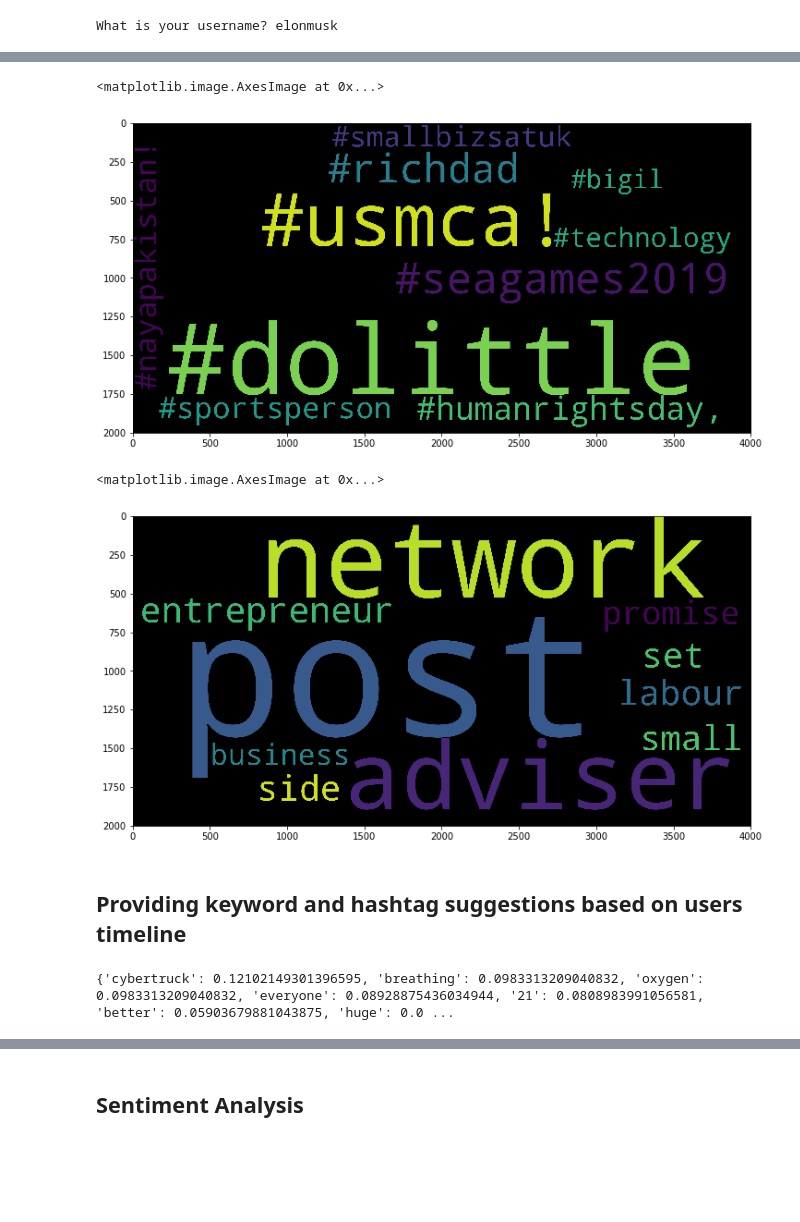
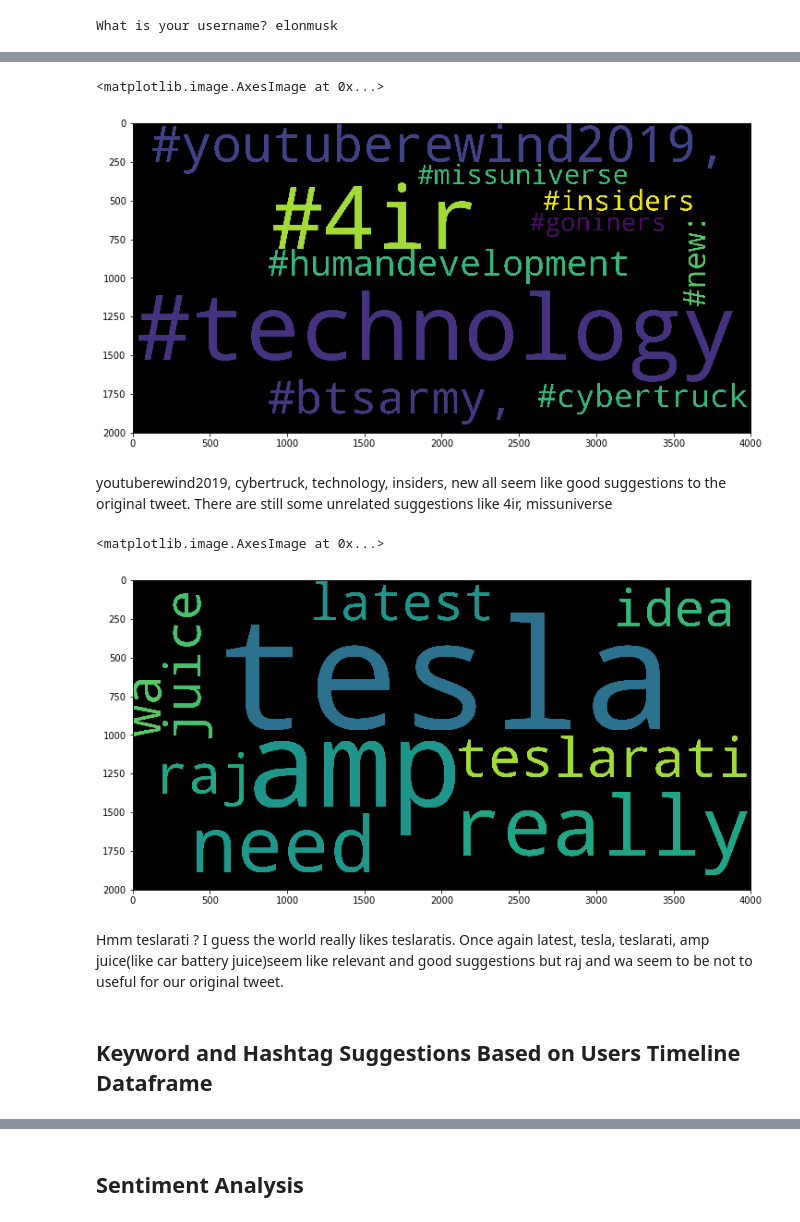
Before and after one commit to ishaan-jaff/data_science_proj, a Jupyter notebook: cleanedup.ipynb, the cells around one changed output, grey strips where cells are left out. Saved outputs shown, nothing was run; the diff lists cells and outputs as text; code cells hidden in the pictures; blank space fills up the shorter version.

```diff
--- a/cleanedup.ipynb
+++ b/cleanedup.ipynb
@@ -131,8 +152,7 @@ def preprocess(tweet):
     ## remove links from tweets
     lower_case= re.sub("(http://t.co/[a-zA-Z0-9]{10})+", ",,", lower_case)
     lower_case= re.sub("(https://t.co/[a-zA-Z0-9]{10})+", ",,", lower_case)
-    lower_case= re.sub("(.com)+", ",,", lower_case)
-    lower_case= re.sub("(.co)+", ",,", lower_case)
+    lower_case= re.sub("(twitter.com/[a-zA-Z0-9]{10})+", ",,", lower_case)
     ## removing punctuation, only considering alphanumeric characters
     tweet_list = re.split('[^a-zA-Z0-9]', lower_case)
 
@@ -144,6 +164,11 @@ def preprocess(tweet):
     ## removing stopwords
     str_list = [x for x in str_list if x not in stopwords.words('english')]
 
+    ## Removing any liks that are not specifically https: links, like tesla.co or tesla.com
+    str_list = [x for x in str_list if ("co" not in x) and ("com" not in x)]
+    str_list = [x for x in str_list if ("co" not in x) and ("com" not in x)]
+    str_list = [x for x in str_list if ("http" not in x) and ("https" not in x)]
+
     hashtags, mentions = [], []
     ## Creating a seperate lists for tweet texts, hashtags(#twitter), mentions(@elonmusk, @carnegiemellon)
     for word in lower_case.split():
@@ -153,6 +178,10 @@ def preprocess(tweet):
                 mentions.append(word)
             if len(word)>0 and word[0]=="#":
                 hashtags.append(word)
+    ## We would like to keep "#" but remove other punctuations
+    punctuations = string.punctuation
+    punctuations = punctuations.replace("#", "")
+    hashtags = [x.translate(str.maketrans('', '', punctuations)) for x in hashtags]
 
 
     return str_list, hashtags, mentions
@@ -281,5 +326,5 @@ def scraped_timeline(content, page, seen_tweets):
 # %%
-def create_timeline_df(user_name, no_of_pagedowns=1):
+def create_timeline_df(user_name, no_of_pagedowns=100):
     driver = webdriver.Chrome(ChromeDriverManager().install())
     browser = driver
     url = "https://twitter.com/" + user_name
@@ -292,7 +337,11 @@ def create_timeline_df(user_name, no_of_pagedowns=1):
         no_of_pagedowns-=1
 
     content = {"created_at":[], "text":[], "favorite_count":[], "retweet_count":[]}
+
+    ## seen_tweets is used to ensure we do not add duplicate tweets to our dataframe
     seen_tweets = set()
     html_source = scraped_timeline(content, browser.page_source, seen_tweets)
+
+    ## dataframe created from content dictionary
     user_timeline_df = pd.DataFrame.from_dict(content)
     return user_timeline_df
@@ -593,4 +713,11 @@ def find_keywords_hashtags(data):
     best_words = {k: v for k, v in sorted(keywords.items(), key=lambda item: item[1], reverse=True)}
     best_tags = {k: v for k, v in sorted(hashtags.items(), key=lambda item: item[1], reverse=True)}
 
-    return best_words, best_tags
+    best_words_list = sorted(keywords.items(), reverse=True)[0:5]
+    best_tags_list = sorted(hashtags.items(), reverse=True)[0:5]
+    for i, elem in enumerate(best_words_list):
+        best_words_list[i] = best_words_list[i][0]
+    for i, elem in enumerate(best_tags_list):
+        best_tags_list[i] = best_tags_list[i][0]
+
+    return best_words, best_tags, best_words_list, best_tags_list
@@ -597,30 +728,28 @@ def find_keywords_hashtags(data):
 # %%
-best_keywords, best_hashtags = find_keywords_hashtags(data)
+best_keywords, best_hashtags, best_words_list, best_tags_list = find_keywords_hashtags(data)
 fig = plt.figure(figsize = (12,8))
 wc = WordCloud(background_color="black",width=4000,height=2000, max_words=10,relative_scaling=0.5,normalize_plurals=False).generate_from_frequencies(best_hashtags)
 plt.imshow(wc)
 # %% [output]
 <matplotlib.image.AxesImage at 0x...>
-[figure, old version]
+[figure, new version]
+# %% [markdown]
+youtuberewind2019, cybertruck, technology, insiders, new all seem like good suggestions to the original tweet. There are still some unrelated suggestions like 4ir, missuniverse
 # %%
 fig = plt.figure(figsize = (12,8))
 wc = WordCloud(background_color="black",width=4000,height=2000, max_words=10,relative_scaling=0.5,normalize_plurals=False).generate_from_frequencies(best_keywords)
 plt.imshow(wc)
 # %% [output]
 <matplotlib.image.AxesImage at 0x...>
-[figure, old version]
+[figure, new version]
-# %% [markdown]
-## Providing keyword and hashtag suggestions based on users timeline
+# %% [markdown]
+Hmm teslarati ? I guess the world really likes teslaratis.
+Once again latest, tesla, teslarati, amp juice(like car battery juice)seem like relevant and good suggestions but raj and wa seem to be not to useful for our original tweet.
+# %% [markdown]
+## Keyword and Hashtag Suggestions Based on Users Timeline Dataframe
 # %%
 user_timeline_df['created_at'] = pd.to_datetime(user_timeline_df ['created_at'])
-similarities = []
-for text in user_timeline_df['text']:
-    similarities.append(similarity(text))
-user_timeline_df['similarity'] = similarities
-user_timeline_df['similarity'].fillna(0)
+creat_similarities(user_timeline_df)
 make_num_seconds(user_timeline_df)
 make_rankings(user_timeline_df, "user")
-best_keywords, best_hashtags = find_keywords_hashtags(user_timeline_df)
-print(best_keywords, best_hashtags)
+best_keywords_user, best_hashtags_user, best_words_list_user, best_tags_list_user = find_keywords_hashtags(user_timeline_df)
-# %% [output]
-{'cybertruck': 0.12102149301396595, 'breathing': 0.0983313209040832, 'oxygen': 0.0983313209040832, 'everyone': 0.08928875436034944, '21': 0.0808983991056581, 'better': 0.05903679881043875, 'huge': 0.0 ...
```
Also changed, not shown: parts of 75 cells of this notebook.
